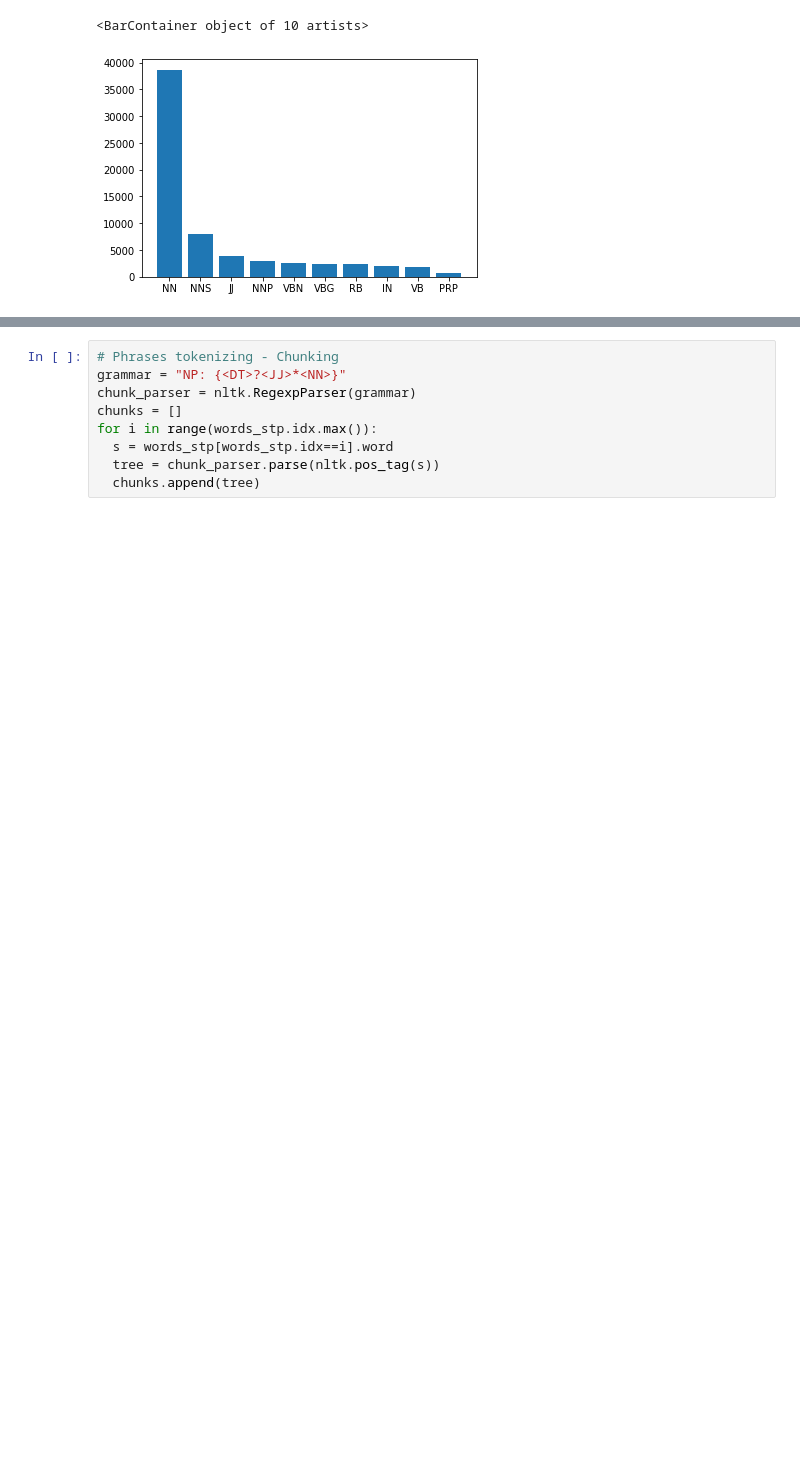
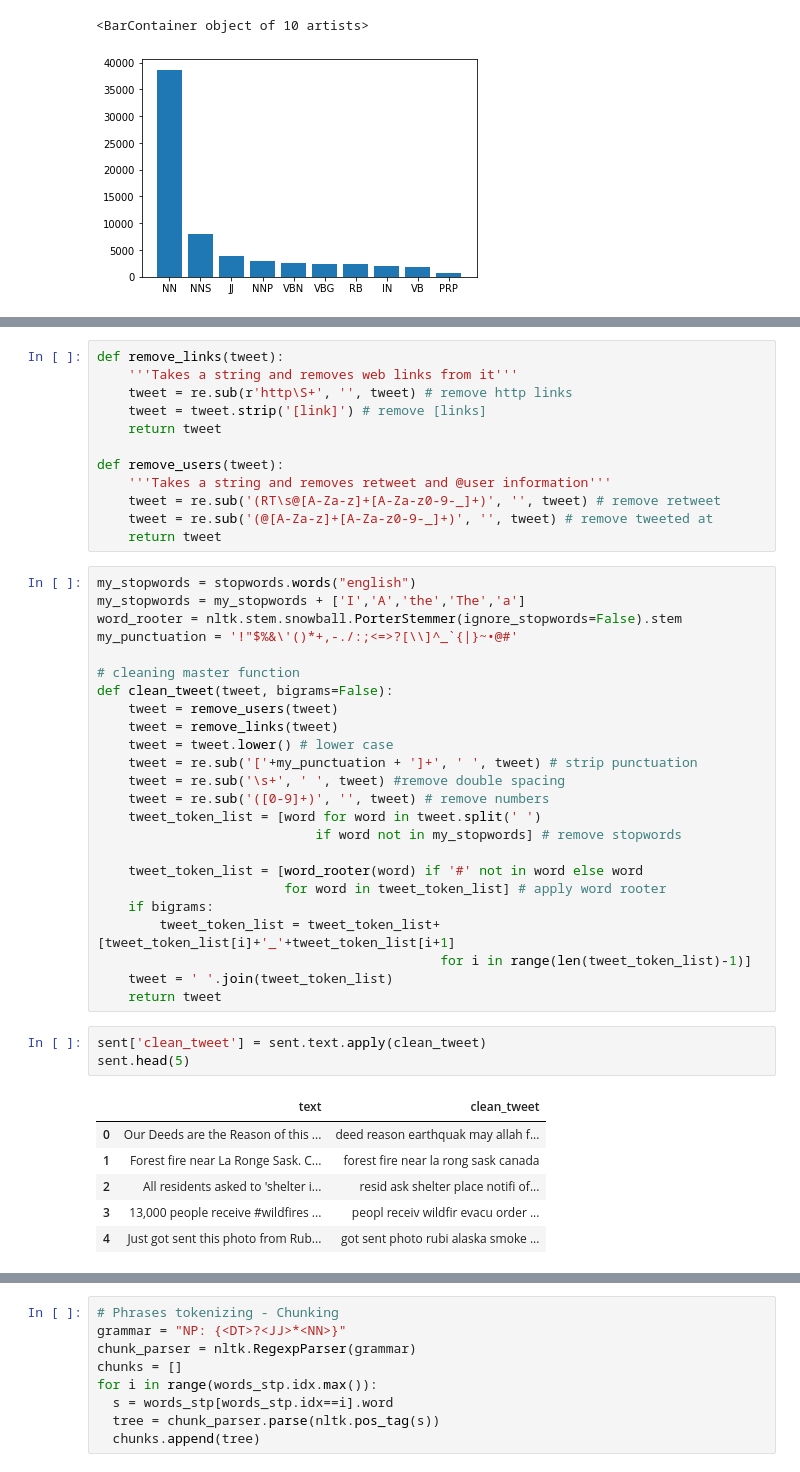
Before and after one commit to nviktorys/NLP0, a Jupyter notebook: 01_DataPreparation.ipynb, the cells around one changed output, grey strips where cells are left out. Drawn from its saved outputs; the diff is of its cells as text; blank space fills up the shorter version.

Commit message:
Split word and sent preparation steps

```diff
--- a/01_DataPreparation.ipynb
+++ b/01_DataPreparation.ipynb
@@ -199,0 +201,46 @@ plt.bar(words_stp.tag.value_counts().sort_values(ascending=False)[:10].reset_ind
+# %%
+def remove_links(tweet):
+    '''Takes a string and removes web links from it'''
+    tweet = re.sub(r'http\S+', '', tweet) # remove http links
+    tweet = tweet.strip('[link]') # remove [links]
+    return tweet
+
+def remove_users(tweet):
+    '''Takes a string and removes retweet and @user information'''
+    tweet = re.sub('(RT\s@[A-Za-z]+[A-Za-z0-9-_]+)', '', tweet) # remove retweet
+    tweet = re.sub('(@[A-Za-z]+[A-Za-z0-9-_]+)', '', tweet) # remove tweeted at
+    return tweet
+# %%
+my_stopwords = stopwords.words("english")
+my_stopwords = my_stopwords + ['I','A','the','The','a']
+word_rooter = nltk.stem.snowball.PorterStemmer(ignore_stopwords=False).stem
+my_punctuation = '!"$%&\'()*+,-./:;<=>?[\\]^_`{|}~•@#'
+
+# cleaning master function
+def clean_tweet(tweet, bigrams=False):
+    tweet = remove_users(tweet)
+    tweet = remove_links(tweet)
+    tweet = tweet.lower() # lower case
+    tweet = re.sub('['+my_punctuation + ']+', ' ', tweet) # strip punctuation
+    tweet = re.sub('\s+', ' ', tweet) #remove double spacing
+    tweet = re.sub('([0-9]+)', '', tweet) # remove numbers
+    tweet_token_list = [word for word in tweet.split(' ')
+                            if word not in my_stopwords] # remove stopwords
+
+    tweet_token_list = [word_rooter(word) if '#' not in word else word
+                        for word in tweet_token_list] # apply word rooter
+    if bigrams:
+        tweet_token_list = tweet_token_list+[tweet_token_list[i]+'_'+tweet_token_list[i+1]
+                                            for i in range(len(tweet_token_list)-1)]
+    tweet = ' '.join(tweet_token_list)
+    return tweet
+# %%
+sent['clean_tweet'] = sent.text.apply(clean_tweet)
+sent.head(5)
+# %% [output]
+|  | text | clean_tweet |
+| 0 | Our Deeds are the Reason of this ... | deed reason earthquak may allah f... |
+| 1 | Forest fire near La Ronge Sask. C... | forest fire near la rong sask canada |
+| 2 | All residents asked to 'shelter i... | resid ask shelter place notifi of... |
+| 3 | 13,000 people receive #wildfires ... | peopl receiv wildfir evacu order ... |
+| 4 | Just got sent this photo from Rub... | got sent photo rubi alaska smoke ... |
```
Also changed, not shown: parts of 17 cells of this notebook, 2 other files.
